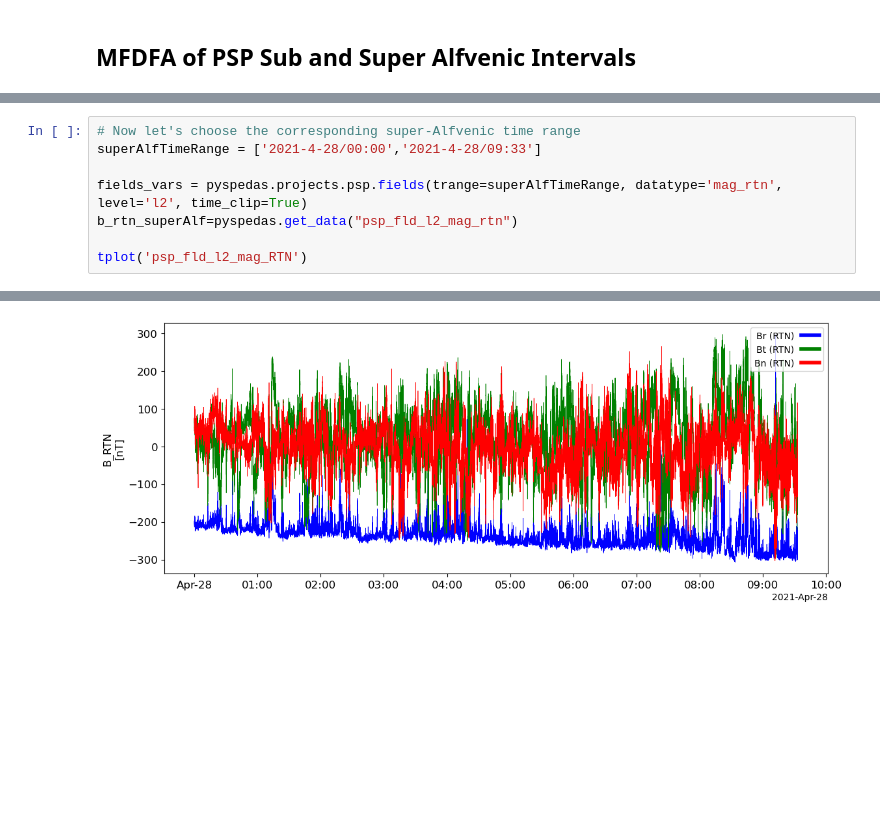
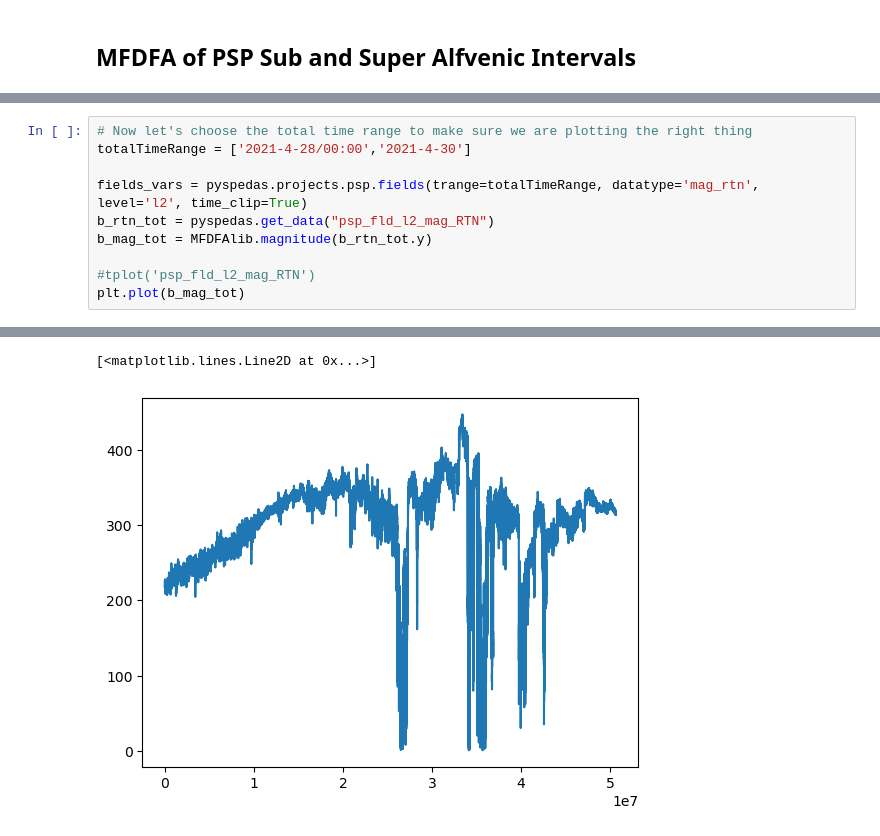
Before and after one commit to sfcoscia/Solar_Wind_MFDFA, a Jupyter notebook: MFDFA_PSP.ipynb, the cells around one changed output, grey strips where cells are left out. Drawn from its saved outputs; the diff is of its cells as text; blank space fills up the shorter version.

```diff
--- a/MFDFA_PSP.ipynb
+++ b/MFDFA_PSP.ipynb
@@ -33,9 +84,11 @@ print(b_rtn_subAlf.y)
 # %%
-# Now let's choose the corresponding super-Alfvenic time range
-superAlfTimeRange = ['2021-4-28/00:00','2021-4-28/09:33']
+# Now let's choose the total time range to make sure we are plotting the right thing
+totalTimeRange = ['2021-4-28/00:00','2021-4-30']
 
-fields_vars = pyspedas.projects.psp.fields(trange=superAlfTimeRange, datatype='mag_rtn', level='l2', time_clip=True)
-b_rtn_superAlf=pyspedas.get_data("psp_fld_l2_mag_rtn")
+fields_vars = pyspedas.projects.psp.fields(trange=totalTimeRange, datatype='mag_rtn', level='l2', time_clip=True)
+b_rtn_tot = pyspedas.get_data("psp_fld_l2_mag_RTN")
+b_mag_tot = MFDFAlib.magnitude(b_rtn_tot.y)
 
-tplot('psp_fld_l2_mag_RTN')
+#tplot('psp_fld_l2_mag_RTN')
+plt.plot(b_mag_tot)
 # %% [output]
@@ -49 +113,2 @@ tplot('psp_fld_l2_mag_RTN')
+[<matplotlib.lines.Line2D at 0x...>]
-[figure, old version]
+[figure, new version]
```
Also changed, not shown: parts of 7 cells of this notebook, 12 other files.
